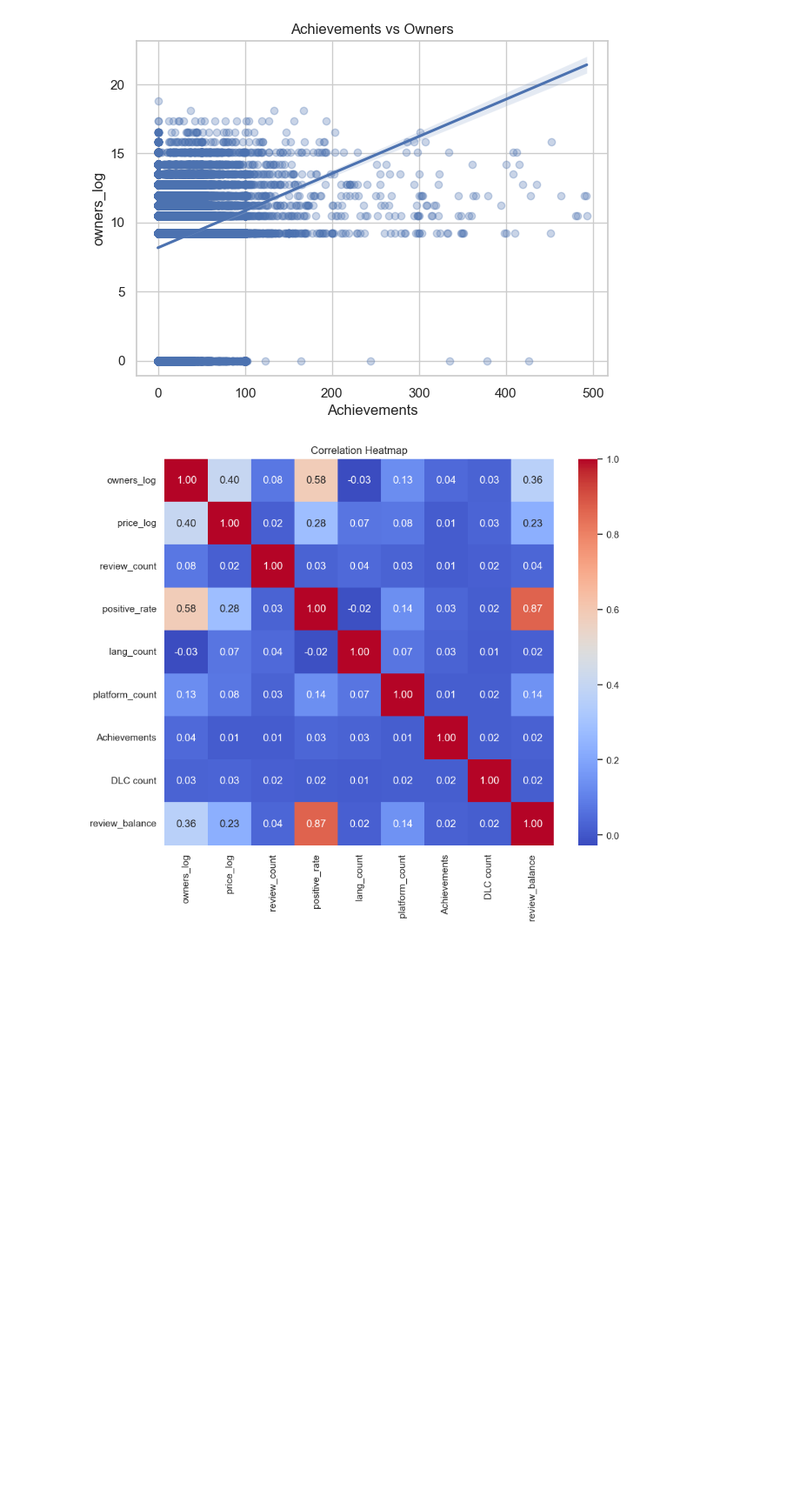
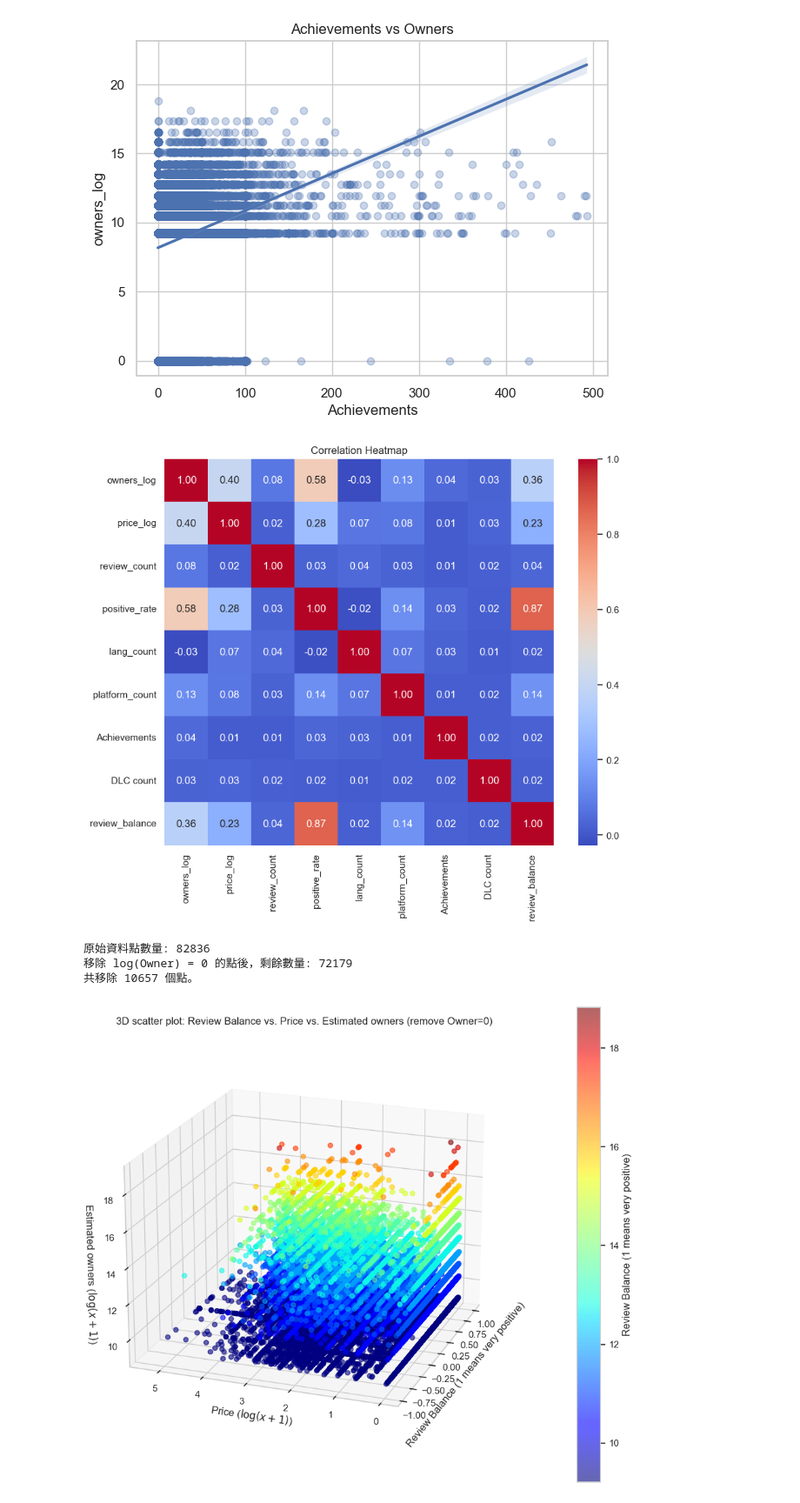
Before and after one commit to TinganYu/2025fall-Data-Science, a Jupyter notebook: code/EDA.ipynb, the cells around one changed output. Shown at 87% size. Saved outputs shown, nothing was run; the diff lists cells and outputs as text; code cells hidden in the pictures; blank space fills up the shorter version.

```diff
--- a/code/EDA.ipynb
+++ b/code/EDA.ipynb
@@ -190,0 +217,65 @@ plt.show()
+# %%
+# 1. 確保所有用於繪圖的欄位都存在
+columns_for_3d = [
+    'log_Estimated_owners_midpoint',
+    'price_log',
+    'review_balance',
+    'price_bin'
+]
+
+# 2. 移除原始 NaN 值
+df_clean = df.dropna(subset=columns_for_3d).copy()
+
+# 3. ⭐️ 關鍵過濾步驟：移除 log_Estimated_owners_midpoint 等於 0 的資料點 ⭐️
+# log(x+1) = 0 意味著 x = 0 (即擁有者數量中點為 0)
+original_count = len(df_clean)
+df_filtered = df_clean[df_clean['log_Estimated_owners_midpoint'] > 0].copy()
+filtered_count = len(df_filtered)
+
+print(f"原始資料點數量: {original_count}")
+print(f"移除 log(Owner) = 0 的點後，剩餘數量: {filtered_count}")
+print(f"共移除 {original_count - filtered_count} 個點。")
+
+
+# 4. 更新繪圖所需的代碼
+price_bin_codes_filtered = df_filtered["price_bin"].cat.codes
+labels = df_filtered["price_bin"].cat.categories.tolist()
+
+# --- 繪製 3D 圖 (使用 df_filtered) ---
+fig = plt.figure(figsize=(12, 10))
+ax = fig.add_subplot(111, projection='3d')
+
+scatter = ax.scatter(
+    # X 軸：Review Balance
+    df_filtered["review_balance"],
+    # Y 軸：價格
+    df_filtered["price_log"],
+    # Z 軸：擁有者數量
+    df_filtered['log_Estimated_owners_midpoint'],
+
+    # 顏色仍然代表 log_Estimated_owners_midpoint
+    c=df_filtered["log_Estimated_owners_midpoint"],
+    cmap='turbo',
+    s=30,
+    alpha=0.6
+)
+
+# 調整視角 (使用您喜歡的視角)
+ax.view_init(elev=20, azim=200)
+
+# 更新標籤
+ax.set_xlabel("Review Balance (1 means very positive)")
+ax.set_ylabel("Price ($\log(x+1)$)")
+ax.set_zlabel("Estimated owners ($\log(x+1)$)")
+ax.set_title("3D scatter plot: Review Balance vs. Price vs. Estimated owners (remove Owner=0)")
+
+# 添加顏色條
+cbar = fig.colorbar(scatter, ax=ax, pad=0.1)
+cbar.set_label("Review Balance (1 means very positive)")
+
+plt.show()
+# %% [output]
+原始資料點數量: 82836
+移除 log(Owner) = 0 的點後，剩餘數量: 72179
+共移除 10657 個點。
+[figure, added]
```
Also changed, not shown: parts of 6 cells of this notebook, 2 other files.
